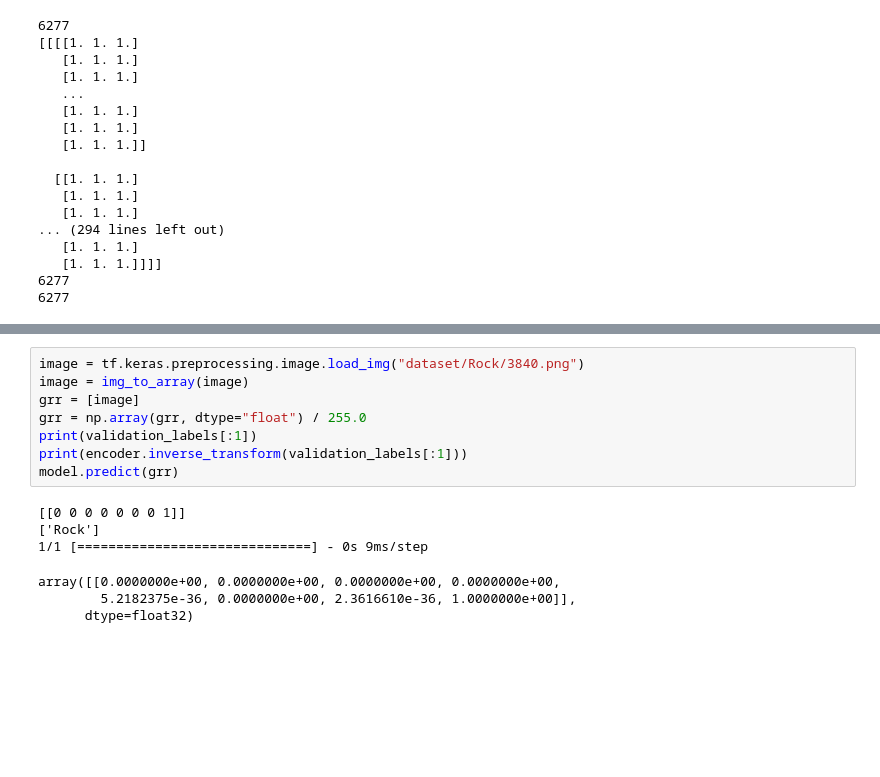
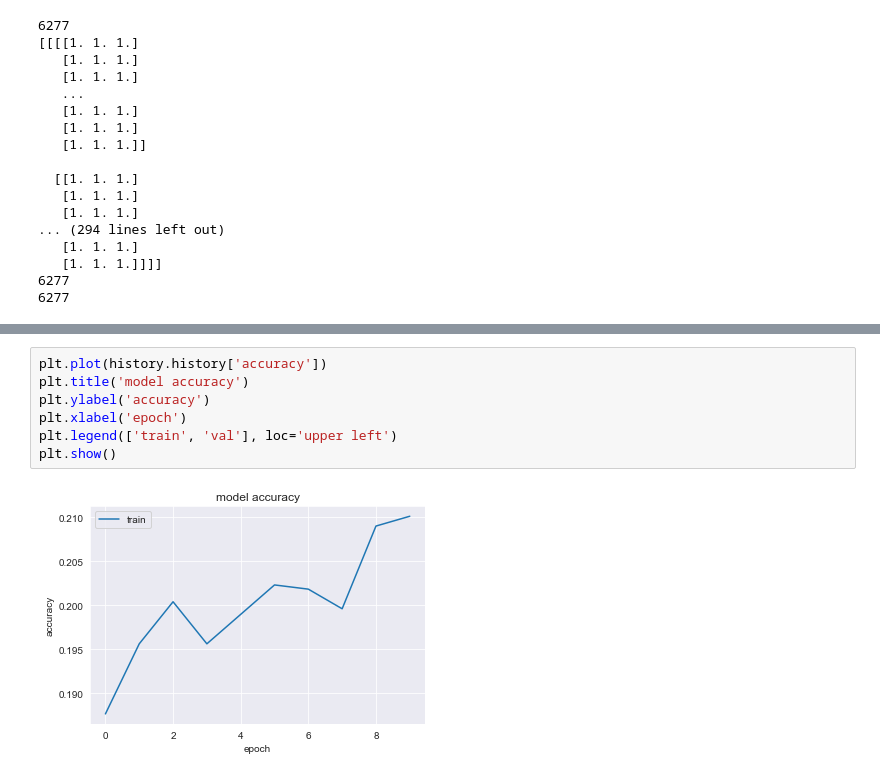
Before and after one commit to ThetaRangers/ML, a Jupyter notebook: classification.ipynb, the cells around one changed output, grey strips where cells are left out. Saved outputs shown, nothing was run; the diff lists cells and outputs as text; blank space fills up the shorter version.

Commit message:
Added history of accuracy

```diff
--- a/classification.ipynb
+++ b/classification.ipynb
@@ -288,18 +288,12 @@ Epoch 9/10
 99/99 [==============================] - 14s 138ms/step - loss: 1.9644 - accuracy: 0.2090 - val_loss: 1.8305 - val_accuracy: 0.3096
 Epoch 10/10
 99/99 [==============================] - 13s 135ms/step - loss: 1.9565 - accuracy: 0.2101 - val_loss: 1.8130 - val_accuracy: 0.3299
-# %%
-image = tf.keras.preprocessing.image.load_img("dataset/Rock/3840.png")
-image = img_to_array(image)
-grr = [image]
-grr = np.array(grr, dtype="float") / 255.0
-print(validation_labels[:1])
-print(encoder.inverse_transform(validation_labels[:1]))
-model.predict(grr)
-# %% [output]
-[[0 0 0 0 0 0 0 1]]
-['Rock']
-1/1 [==============================] - 0s 9ms/step
-array([[0.0000000e+00, 0.0000000e+00, 0.0000000e+00, 0.0000000e+00,
-        5.2182375e-36, 0.0000000e+00, 2.3616610e-36, 1.0000000e+00]],
-      dtype=float32)
+# %%
+plt.plot(history.history['accuracy'])
+plt.title('model accuracy')
+plt.ylabel('accuracy')
+plt.xlabel('epoch')
+plt.legend(['train', 'val'], loc='upper left')
+plt.show()
+# %% [output]
+[figure, added]
```
Also changed, not shown: parts of 1 cell of this notebook.
